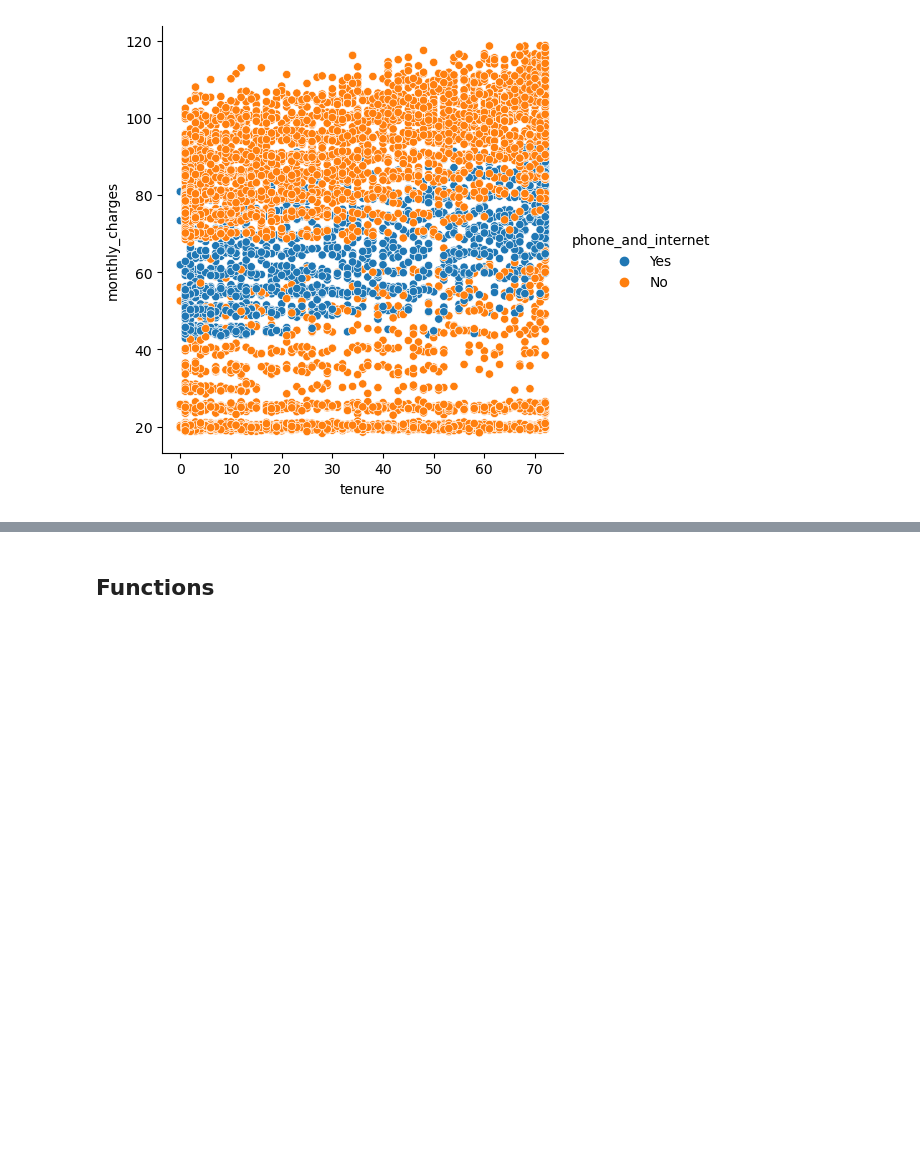
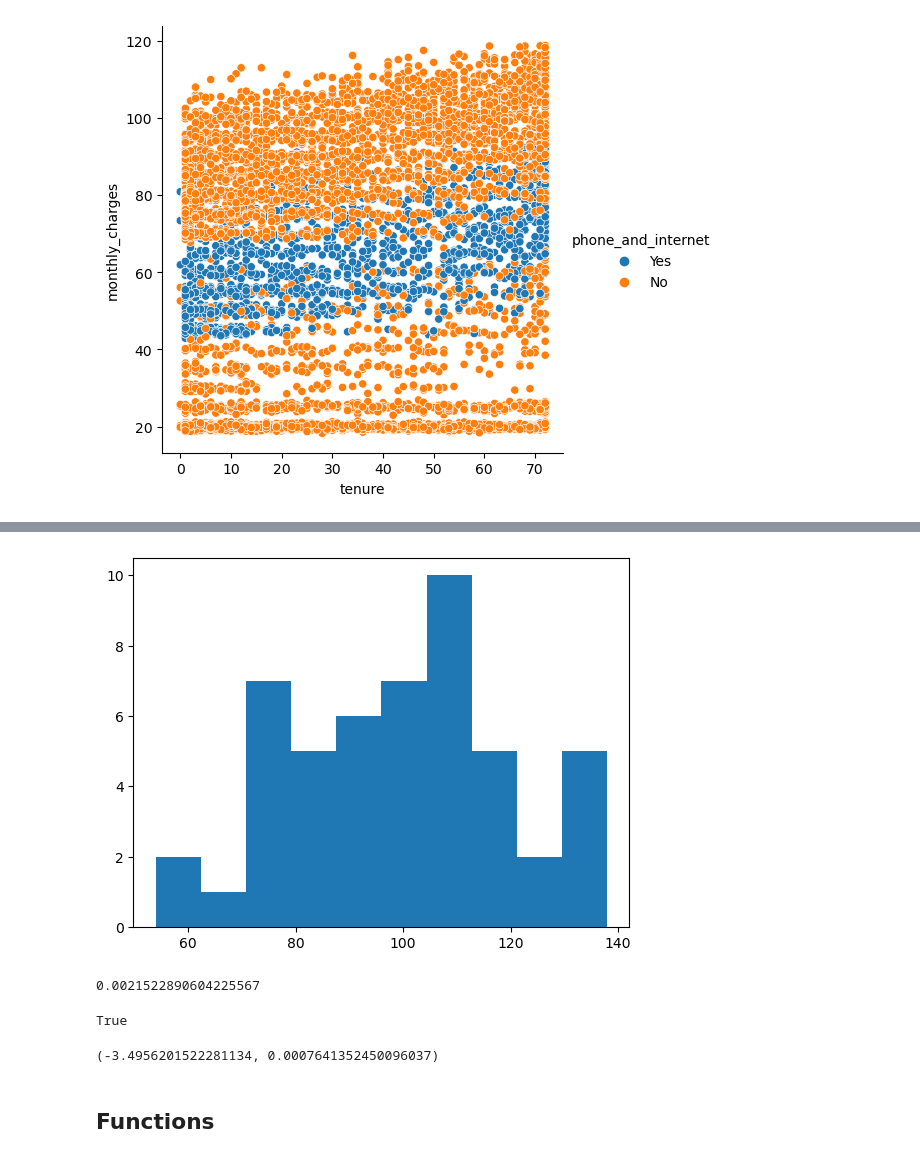
Before and after one commit to NikkideVries/statistics-exercises, a Jupyter notebook: hypothesis_testing.ipynb, the cells around one changed output, grey strips where cells are left out. Saved outputs shown, nothing was run; the diff lists cells and outputs as text; code cells hidden in the pictures; blank space fills up the shorter version.

```diff
--- a/hypothesis_testing.ipynb
+++ b/hypothesis_testing.ipynb
@@ -979,3 +1053,26 @@ plt.show()
+# %%
+plt.hist(two);
+# %% [output]
+[figure, added]
+# %%
+# check the variance:
+s, p = stats.levene(one, two)
+p
+# %% [output]
+0.0021522890604225567
+# %%
+alpha = 0.05
+p < alpha
+# %% [output]
+True
+# %%
+# Mini H0: variances are equal between groups
+# Ha: variances are inequal between groups
+# alpha: 0.05
+t, p = stats.ttest_ind(one, two, equal_var=False)
+t, p
+# %% [output]
+(-3.4956201522281134, 0.0007641352450096037)
 # %% [markdown]
 ## Functions
 # %%
```
Also changed, not shown: parts of 27 cells of this notebook.
